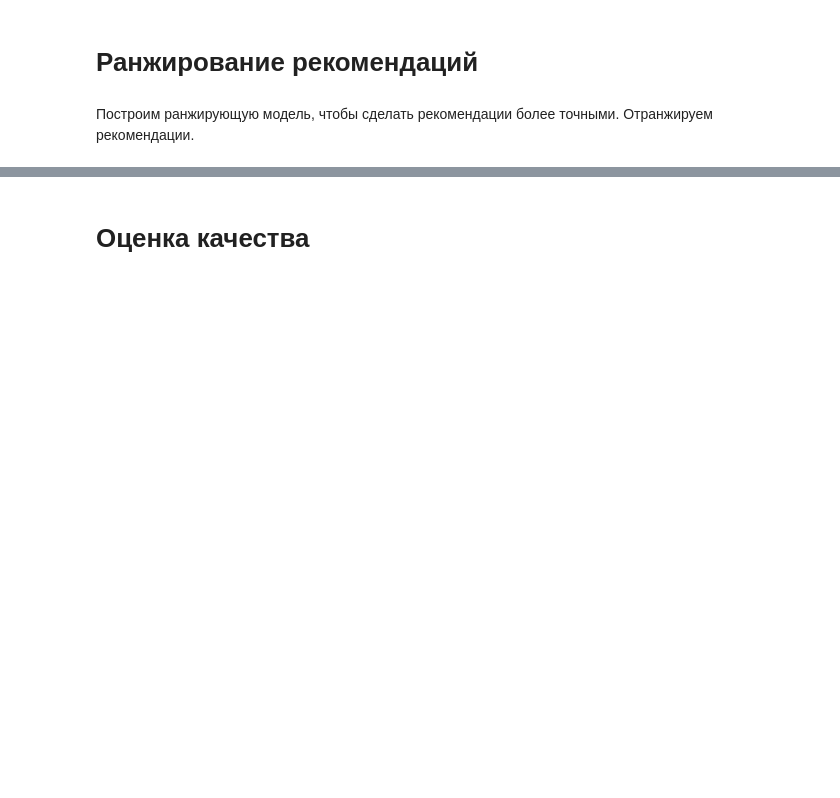
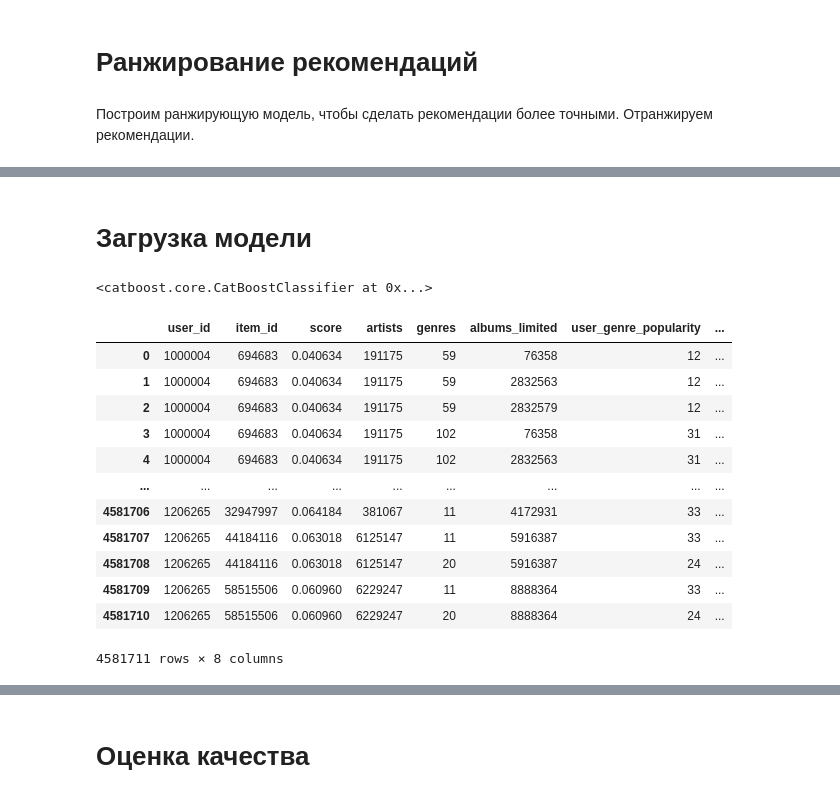
Before and after one commit to ArmJav/mle-recsys-project, a Jupyter notebook: recommendations.ipynb, the cells around one changed output, grey strips where cells are left out. Cells and saved outputs as stored; diff of their text form; code cells hidden in the pictures; blank space fills up the shorter version.

```diff
--- a/recommendations.ipynb
+++ b/recommendations.ipynb
@@ -128,3 +627,12 @@ array([1000004, 1000005, 1000007, 1000009, 1000011, 1000013, 1000014,
 # Построение признаков
 # %% [markdown]
 Построим три признака, можно больше, для ранжирующей модели.
+# %%
+als_recommendations = pd.read_parquet("personal_als.parquet")
+# %%
+ # задаём точку разбиения
+split_date_for_labels = pd.to_datetime("2022-12-29")
+
+split_date_for_labels_idx = events_test["started_at"] < split_date_for_labels
+events_labels = events_test[split_date_for_labels_idx].copy()
+events_test_2 = events_test[~split_date_for_labels_idx].copy()
@@ -130,0 +681,32 @@ array([1000004, 1000005, 1000007, 1000009, 1000011, 1000013, 1000014,
+# %%
+def add_features(df):
+  sample = df.merge(items[["item_id", "albums", "artists", "genres"]],
+                              on="item_id", how="left")
+
+  MAX_ALBUMS = 3
+  sample["albums_limited"] = sample["albums"].apply(lambda lst: lst[:MAX_ALBUMS] if isinstance(lst, np.ndarray) else [])
+  sample.drop("albums", axis=1, inplace=True)
+
+  sample = sample.explode(["genres"], ignore_index=True)
+  sample = sample.explode(["albums_limited"], ignore_index=True)
+  sample = sample.explode(["artists"], ignore_index=True)
+
+  # --- Популярность жанра у пользователя ---
+  user_genre_popularity = (
+      sample.groupby(['user_id', 'genres'])
+        .size()
+        .reset_index(name='user_genre_popularity')
+  )
+
+  # --- Популярность артиста у пользователя ---
+  user_artist_popularity = (
+      sample.groupby(['user_id', 'artists'])
+        .size()
+        .reset_index(name='user_artist_popularity')
+  )
+
+  # Объединяем обратно с исходным df
+  candidates_new_feat = sample.merge(user_genre_popularity, on=['user_id', 'genres'], how='left')
+  candidates_new_feat = candidates_new_feat.merge(user_artist_popularity, on=['user_id', 'artists'], how='left')
+
+  return candidates_new_feat
@@ -134,0 +778,26 @@ array([1000004, 1000005, 1000007, 1000009, 1000011, 1000013, 1000014,
+# %% [markdown]
+# Загрузка модели
+# %%
+from catboost import CatBoostClassifier, Pool
+cb_model = CatBoostClassifier()
+cb_model.load_model("catboost_model.cbm")
+# %% [output]
+<catboost.core.CatBoostClassifier at 0x...>
+# %%
+candidates_to_rank = als_recommendations[als_recommendations["user_id"].isin(events_test_2["user_id"].drop_duplicates())]
+candidates_to_rank = add_features(candidates_to_rank[:1000000])
+candidates_to_rank
+# %% [output]
+|  | user_id | item_id | score | artists | genres | albums_limited | user_genre_popularity | ... |
+| 0 | 1000004 | 694683 | 0.040634 | 191175 | 59 | 76358 | 12 | ... |
+| 1 | 1000004 | 694683 | 0.040634 | 191175 | 59 | 2832563 | 12 | ... |
+| 2 | 1000004 | 694683 | 0.040634 | 191175 | 59 | 2832579 | 12 | ... |
+| 3 | 1000004 | 694683 | 0.040634 | 191175 | 102 | 76358 | 31 | ... |
+| 4 | 1000004 | 694683 | 0.040634 | 191175 | 102 | 2832563 | 31 | ... |
+| ... | ... | ... | ... | ... | ... | ... | ... | ... |
+| 4581706 | 1206265 | 32947997 | 0.064184 | 381067 | 11 | 4172931 | 33 | ... |
+| 4581707 | 1206265 | 44184116 | 0.063018 | 6125147 | 11 | 5916387 | 33 | ... |
+| 4581708 | 1206265 | 44184116 | 0.063018 | 6125147 | 20 | 5916387 | 24 | ... |
+| 4581709 | 1206265 | 58515506 | 0.060960 | 6229247 | 11 | 8888364 | 33 | ... |
+| 4581710 | 1206265 | 58515506 | 0.060960 | 6229247 | 20 | 8888364 | 24 | ... |
+4581711 rows × 8 columns
```
Also changed, not shown: parts of 80 cells of this notebook, 1 other file.
